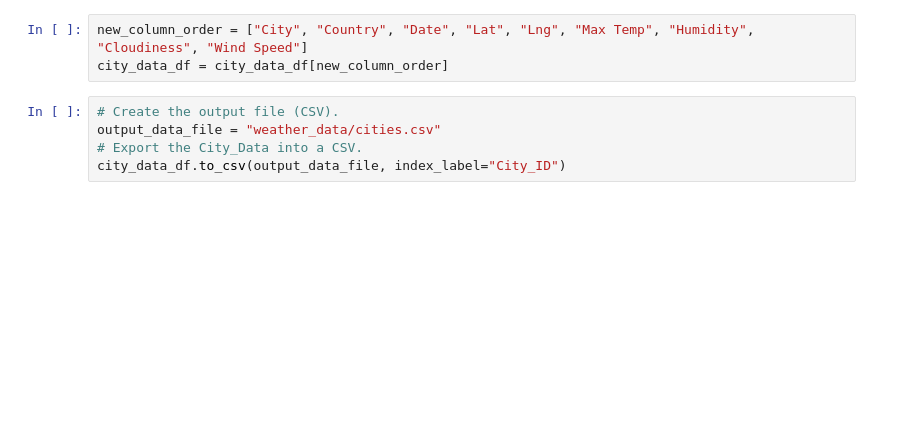
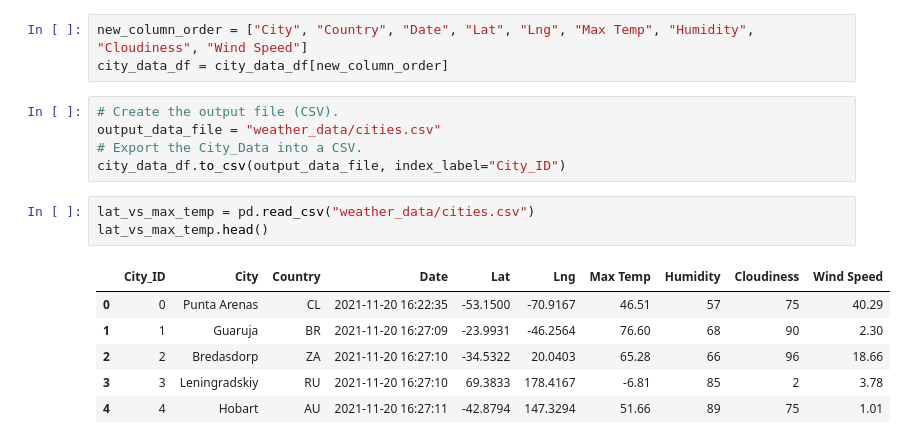
Before and after one commit to Loganalder/World_Weather_Analysis, a Jupyter notebook: WeatherPy.ipynb, the cells around one changed output. Drawn from its saved outputs; the diff is of its cells as text; blank space fills up the shorter version.

```diff
--- a/WeatherPy.ipynb
+++ b/WeatherPy.ipynb
@@ -147,3 +115,13 @@ city_data_df = city_data_df[new_column_order]
 output_data_file = "weather_data/cities.csv"
 # Export the City_Data into a CSV.
 city_data_df.to_csv(output_data_file, index_label="City_ID")
+# %%
+lat_vs_max_temp = pd.read_csv("weather_data/cities.csv")
+lat_vs_max_temp.head()
+# %% [output]
+|  | City_ID | City | Country | Date | Lat | Lng | Max Temp | Humidity | Cloudiness | Wind Speed |
+| 0 | 0 | Punta Arenas | CL | 2021-11-20 16:22:35 | -53.1500 | -70.9167 | 46.51 | 57 | 75 | 40.29 |
+| 1 | 1 | Guaruja | BR | 2021-11-20 16:27:09 | -23.9931 | -46.2564 | 76.60 | 68 | 90 | 2.30 |
+| 2 | 2 | Bredasdorp | ZA | 2021-11-20 16:27:10 | -34.5322 | 20.0403 | 65.28 | 66 | 96 | 18.66 |
+| 3 | 3 | Leningradskiy | RU | 2021-11-20 16:27:10 | 69.3833 | 178.4167 | -6.81 | 85 | 2 | 3.78 |
+| 4 | 4 | Hobart | AU | 2021-11-20 16:27:11 | -42.8794 | 147.3294 | 51.66 | 89 | 75 | 1.01 |
```
Also changed, not shown: parts of 7 cells of this notebook, 3 other files.
